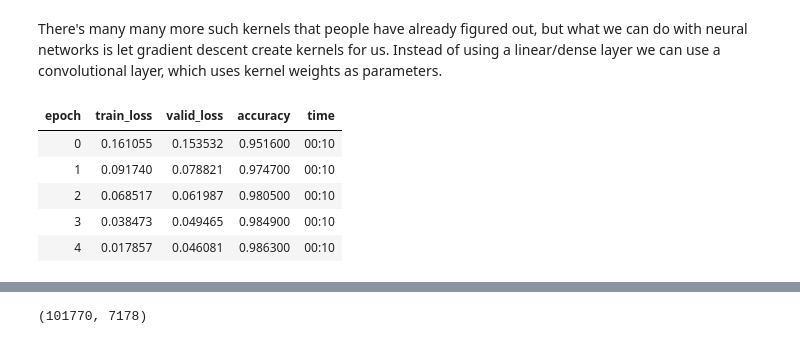
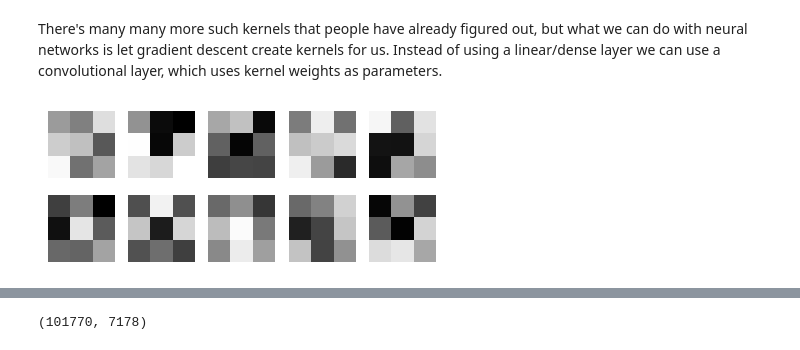
Before and after one commit to mskrajnowski/2023-machine-learning-talk, a Jupyter notebook: talks/02_vision.ipynb, the cells around one changed output, grey strips where cells are left out. Cells and saved outputs as stored; diff of their text form; code cells hidden in the pictures.

```diff
--- a/talks/02_vision.ipynb
+++ b/talks/02_vision.ipynb
@@ -816,23 +816,14 @@ show_images([
 [figure]
 # %% [markdown]
 There's many many more such kernels that people have already figured out, but what we can do with neural networks is let gradient descent create kernels for us. Instead of using a linear/dense layer we can use a convolutional layer, which uses kernel weights as parameters.
-# %%
-conv1 = nn.Sequential(
-    nn.Conv2d(1, 8, 3, stride=2),
-    nn.ReLU(),
-    nn.Conv2d(8, 16, 3, stride=2),
-    nn.ReLU(),
-    nn.Conv2d(16, 32, 3, stride=2),
-    nn.ReLU(),
-    nn.Conv2d(32, 10, 2),
-    nn.Flatten(),
-)
-
-mnist_learner(conv1).fit_one_cycle(5, 0.01)
-# %% [output]
-| epoch | train_loss | valid_loss | accuracy | time |
-| 0 | 0.161055 | 0.153532 | 0.951600 | 00:10 |
-| 1 | 0.091740 | 0.078821 | 0.974700 | 00:10 |
-| 2 | 0.068517 | 0.061987 | 0.980500 | 00:10 |
-| 3 | 0.038473 | 0.049465 | 0.984900 | 00:10 |
-| 4 | 0.017857 | 0.046081 | 0.986300 | 00:10 |
+# %%
+conv_layer = nn.Conv2d(
+    in_channels=1,
+    out_channels=10,
+    kernel_size=3,
+    padding=1,
+).to(mnist_loaders.device)
+
+show_images(conv_layer.weight, ncols=5, cmap="gray", vrange=1)
+# %% [output]
+[figure, added]
```
Also changed, not shown: parts of 8 cells of this notebook, 1 other file.
